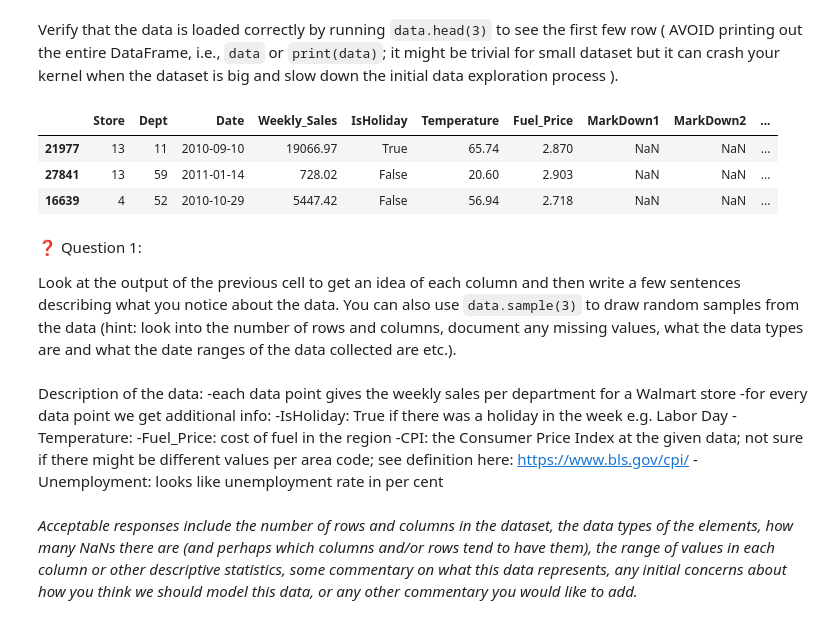
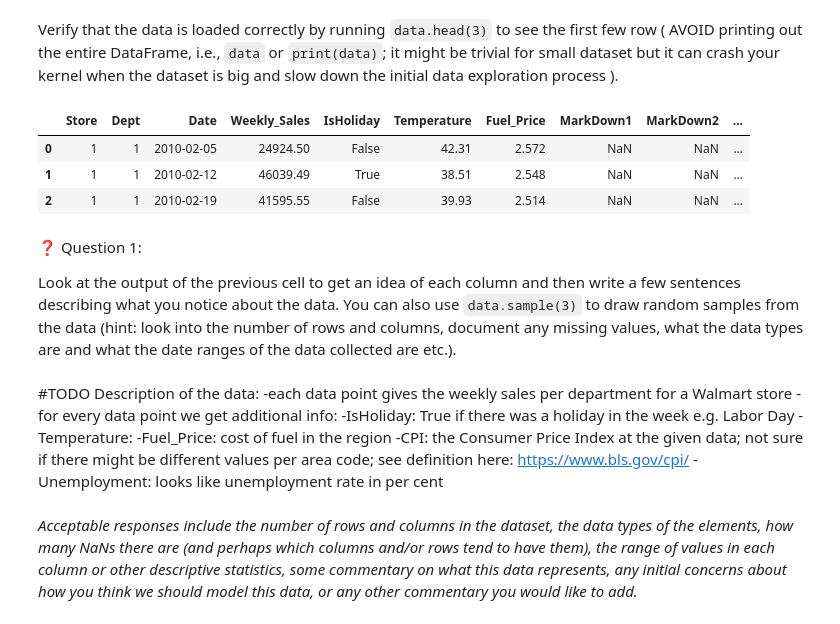
Before and after one commit to patrickmgebhard/MLE-11, a Jupyter notebook: assignments/week-04-data-eng-airflow/nb/walmart-sales-data.ipynb, the cells around one changed output. Saved outputs shown, nothing was run; the diff lists cells and outputs as text; code cells hidden in the pictures.

```diff
--- a/assignments/week-04-data-eng-airflow/nb/walmart-sales-data.ipynb
+++ b/assignments/week-04-data-eng-airflow/nb/walmart-sales-data.ipynb
@@ -47,19 +47,19 @@ data = pd.read_csv(filepath)
 # %% [markdown]
 Verify that the data is loaded correctly by running `data.head(3)` to see the first few row ( AVOID printing out the entire DataFrame, i.e., `data` or `print(data)`; it might be trivial for small dataset but it can crash your kernel when the dataset is big and slow down the initial data exploration process ).
 # %%
-# YOUR CODE HERE
-data.sample(3)
+data.head(3)
 # %% [output]
 |  | Store | Dept | Date | Weekly_Sales | IsHoliday | Temperature | Fuel_Price | MarkDown1 | MarkDown2 | ... |
-| 21977 | 13 | 11 | 2010-09-10 | 19066.97 | True | 65.74 | 2.870 | NaN | NaN | ... |
-| 27841 | 13 | 59 | 2011-01-14 | 728.02 | False | 20.60 | 2.903 | NaN | NaN | ... |
-| 16639 | 4 | 52 | 2010-10-29 | 5447.42 | False | 56.94 | 2.718 | NaN | NaN | ... |
+| 0 | 1 | 1 | 2010-02-05 | 24924.50 | False | 42.31 | 2.572 | NaN | NaN | ... |
+| 1 | 1 | 1 | 2010-02-12 | 46039.49 | True | 38.51 | 2.548 | NaN | NaN | ... |
+| 2 | 1 | 1 | 2010-02-19 | 41595.55 | False | 39.93 | 2.514 | NaN | NaN | ... |
 # %% [markdown]
 ❓ Question 1:
 
 Look at the output of the previous cell to get an idea of each column and then write a few sentences describing what you notice about the data.
 You can also use `data.sample(3)` to draw random samples from the data (hint: look into the number of rows and columns, document any missing values, what the data types are and what the date ranges of the data collected are etc.).
 # %% [markdown]
+#TODO
 Description of the data:
 -each data point gives the weekly sales per department for a Walmart store
 -for every data point we get additional info:
```
Also changed, not shown: parts of 15 cells of this notebook.
